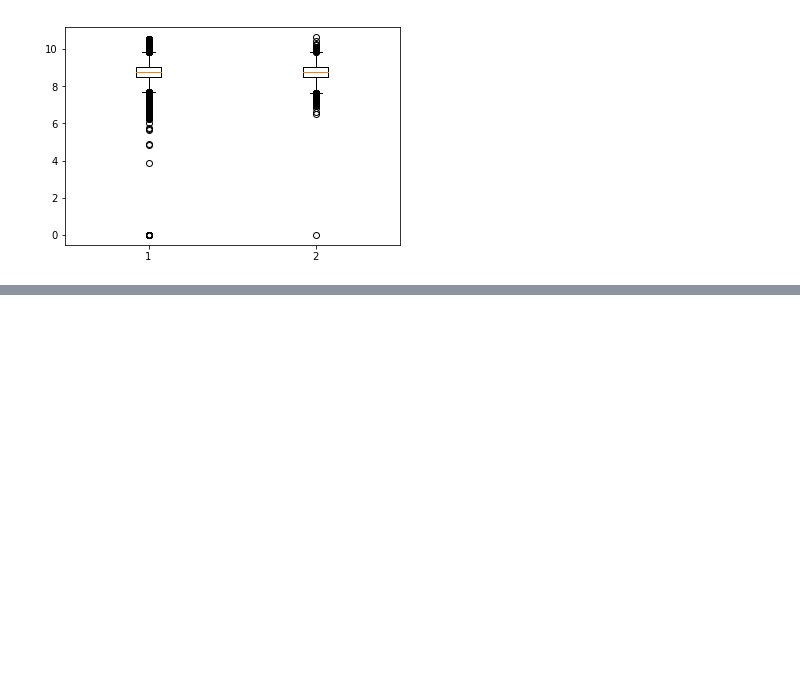
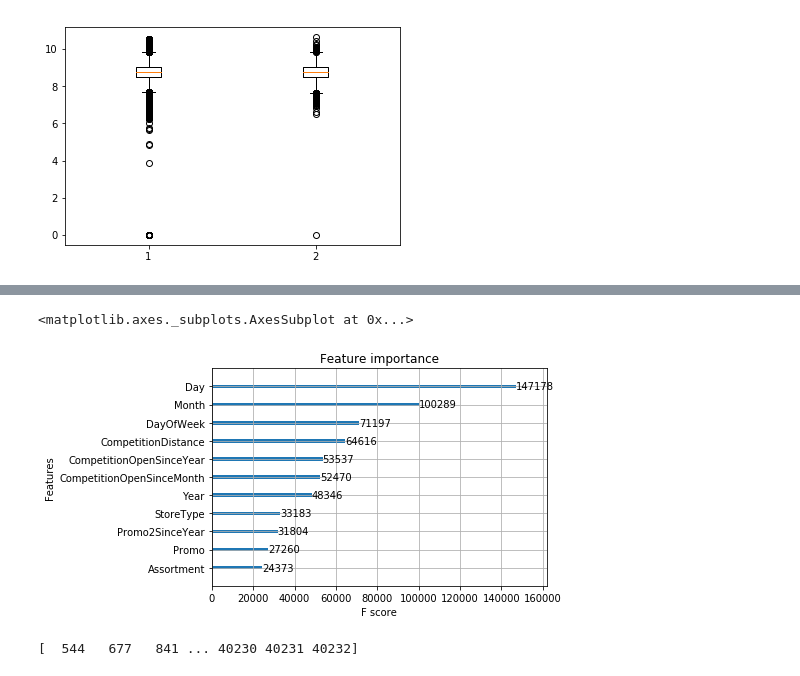
Before and after one commit to yiikai/rosman_predict, a Jupyter notebook: RosMan.ipynb, the cells around one changed output, grey strips where cells are left out. Drawn from its saved outputs; the diff is of its cells as text; code cells hidden in the pictures; blank space fills up the shorter version.

```diff
--- a/RosMan.ipynb
+++ b/RosMan.ipynb
@@ -227,0 +218,16 @@ plt.show()
+# %%
+#从最终的训练importnace中看果然是时间序列影响比较大
+xgb.plot_importance(gbm)
+# %% [output]
+<matplotlib.axes._subplots.AxesSubplot at 0x...>
+[figure, added]
+# %%
+#预测测试数据
+regetTest = pd.read_csv("./test.csv")
+replaceID = regetTest[regetTest.Open == 0.0]['Id']
+print(replaceID.values)
+test_probs = gbm.predict(dtest)
+result = pd.DataFrame({"Id": TESTID , 'Sales': np.exp(test_probs)})
+result.loc[result['Id'].isin(replaceID.values),'Sales'] = 0
+# %% [output]
+[  544   677   841 ... 40230 40231 40232]
```
Also changed, not shown: parts of 9 cells of this notebook.
